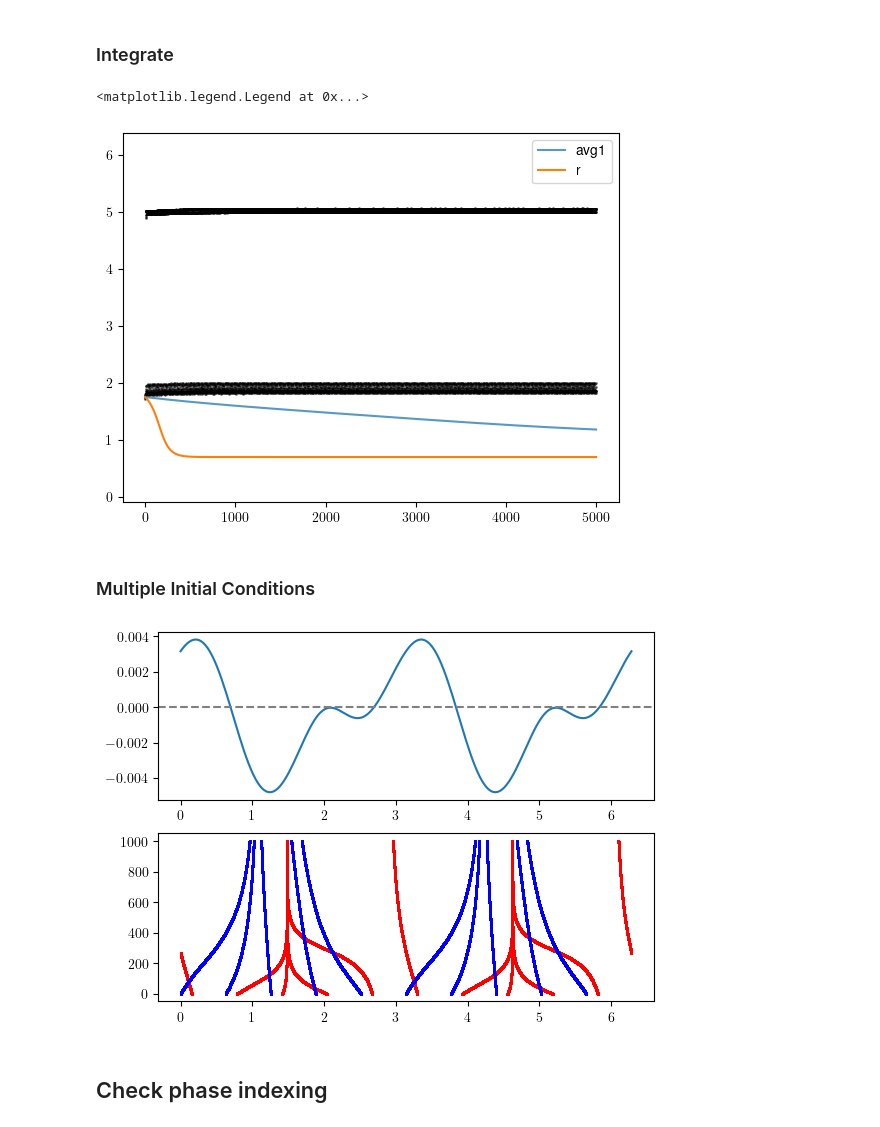
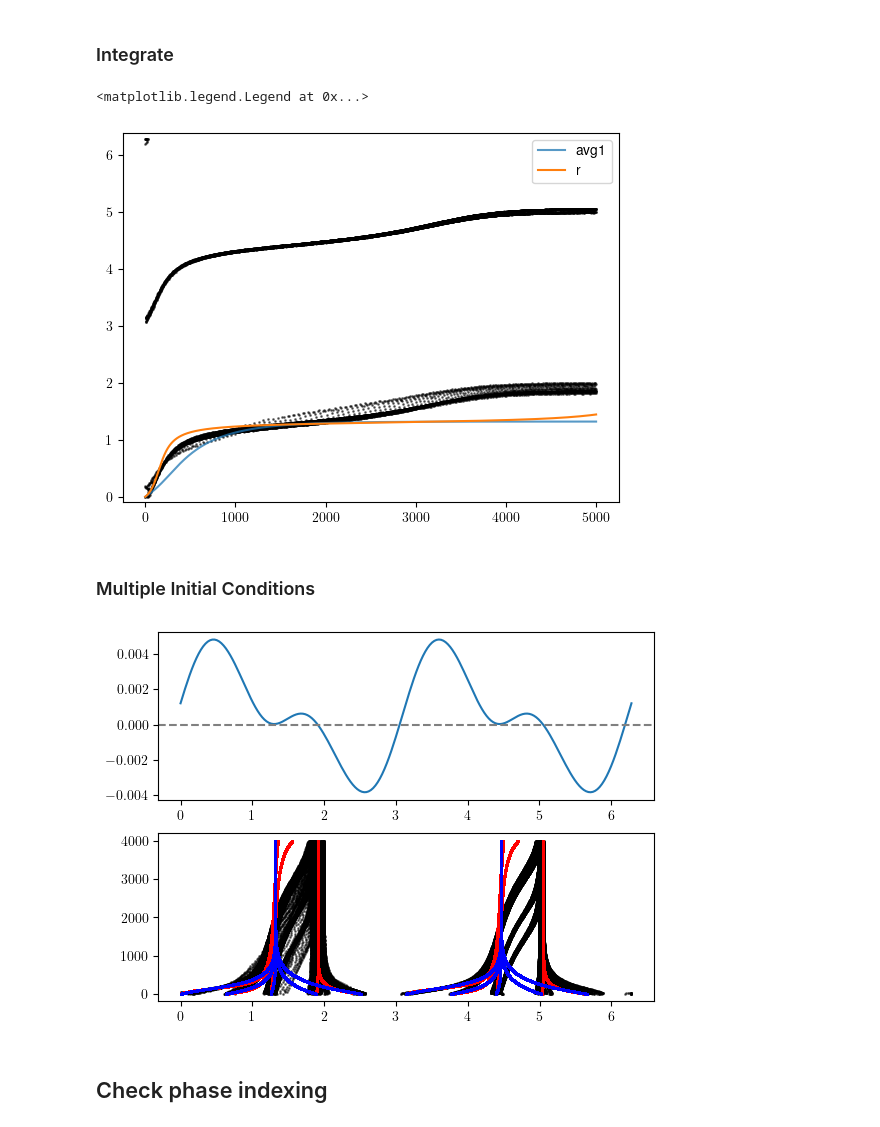
Before and after one commit to youngmp/nm, a Jupyter notebook: jupyter/run_gw2.ipynb, the cells around one changed output. Saved outputs shown, nothing was run; the diff lists cells and outputs as text; code cells hidden in the pictures.

```diff
--- a/jupyter/run_gw2.ipynb
+++ b/jupyter/run_gw2.ipynb
@@ -570,7 +557,7 @@ skipn = 1
 for i in range(len(init_phases12)):
     y = np.mod(full_1[i][1] - a12.om*full_2[i][1],2*np.pi)
     axs[1].scatter(y[::skipn],full_1[i][0][::skipn],s=1,alpha=.5,color='k')
-    axs[1].scatter(np.mod(redu_1[i].y[0]+np.pi/4,2*np.pi),redu_1[i].t,color='r',s=1,zorder=10)
+    axs[1].scatter(np.mod(redu_1[i].y[0],2*np.pi),redu_1[i].t,color='r',s=1,zorder=10)
 
 skipn = 100
 for i in range(len(init_phases12b)):
@@ -608,32 +632,20 @@ I mean... the fact that these solutions agree and that the directly integrated $
 # %% [markdown]
 ### rhs
 # %%
-pd1 = a12.system1.pardict;pd2 = a12.system2.pardict
-n = a12._n[1];m = a12._m[1]
-x = a12.x;dx = a12.dx
-s = x*m;ds = dx*m
+def _redu_b(t,y,eps=0,del1=0):
+    """full reduced model note that this works even with the $p_i$ functions in place of psi"""
+    th0,ps0,th1,ps1 = y
+    phi = th0 - a12.om*th1;phi2 = (phi + a12.om*s)
+    v0 = v0_lam(phi2,ps0); v1 = v0_lam(s,ps1)
+    F = (v0+v1)/2;Ga = K*F/(kc+K*F)*pd1['om_fix0']
 
-K = pd1['K0'];kc = pd1['kc0']
+    dth0 = eps*np.sum(z_lam0(phi2,ps0)[0,0]*Ga)*ds/(2*np.pi*m) + eps*del1
+    dps0 = a12.system1.kappa_val*ps0 + eps*np.sum(i_lam0(phi2,ps0)[0,0]*Ga)*ds/(2*np.pi*m)
 
-def _redu_b(t,y,eps=0,del1=0):
-    """full reduced model"""
-    th0,ps0,th1,ps1 = y
-
-    phi = th0 - a12.om*th1 ################### why do i need this pi/4??????
-
-    x0 = x0_lam(phi + a12.om*s,ps0);y0 = y0_lam(phi + a12.om*s,ps0);z0 = z0_lam(phi + a12.om*s,ps0);v0 = v0_lam(phi + a12.om*s,ps0)
-    x1 = x0_lam(s,ps1);y1 = y0_lam(s,ps1);z1 = z0_lam(s,ps1);v1 = v0_lam(s,ps1)
-
-    F = (v0+v1)/2
-    Ga = K0*F/(kc+K*F)
-
-    dth0 = 1 + eps*(del1 + np.sum(z_lam0(phi + a12.om*s,ps0)[0,0]*Ga)*ds/(2*np.pi*m))
-    dps0 = a12.system1.kappa_val*ps0 + eps*np.sum(i_lam0(phi + a12.om*s,ps0)[0,0]*Ga)*ds/(2*np.pi*m)
-
-    dth1 = 1 + eps*np.sum(z_lam1(s,ps1)[0,0]*Ga)*ds/(2*np.pi*m)
+    dth1 = eps*np.sum(z_lam1(s,ps1)[0,0]*Ga)*ds/(2*np.pi*m)
     dps1 = a12.system2.kappa_val*ps1 + eps*np.sum(i_lam1(s,ps1)[0,0]*Ga)*ds/(2*np.pi*m)
 
-    return np.array([dth0,dps0,dth1*m,dps1*m])
+    return np.array([dth0/m,dps0/m,dth1,dps1])
 # %% [markdown]
 ### Integrate
 # %%
@@ -643,22 +655,18 @@ out12_ub = solve_ivp(_redu_b,[t[0],t[-1]],init,args=(eps12,del12),t_eval=t,**kw_
 # %%
 fig,axs = plt.subplots()
-axs.plot(t,out12_ub.y[0]-a12.om*out12_ub.y[2],alpha=.75,label='avg1')
-axs.plot(t,solr12.y[0],label='r')
-
-y = np.mod(phase12a - a12.om*phase12b,2*np.pi)
+axs.plot(tq,np.mod(out12_ub.y[0]-a12.om*out12_ub.y[2],2*np.pi),alpha=.75,label='avg1')
+axs.plot(solr12.t,solr12.y[0],label='r');y = np.mod(phase12a - a12.om*phase12b,2*np.pi)
 axs.scatter(tp12a,y,s=1,alpha=.5,color='k')
-
-axs.set_ylim(-.1,2*np.pi+.1)
-axs.legend()
+axs.set_ylim(-.1,2*np.pi+.1);axs.legend()
 # %% [output]
 <matplotlib.legend.Legend at 0x...>
-[figure, old version]
+[figure, new version]
 # %% [markdown]
 ### Multiple Initial Conditions
 # %%
 phase_iso_avg = []
 init_phases12bb = np.linspace(0,2*np.pi,10,endpoint=False)
-t = np.arange(0,2000,.01)
+t = np.arange(0,4000,.01)
 for i in range(len(init_phases12bb)):
     init = [init_phases12bb[i],.0,0,.0]
     solr12c = solve_ivp(_redu_b,[0,t[-1]],init,args=(eps12,del12),t_eval=t,**kw_sim)
@@ -666,29 +674,29 @@ for i in range(len(init_phases12bb)):
 # %%
 fig,axs = plt.subplots(2,1)
 axs[0].plot(x_temp2,rhs)
 axs[0].axhline(0,0,2*np.pi,ls='--',color='gray')
 
 skipn = 1
 for i in range(len(init_phases12)):
-    # y = np.mod(full_1[i][1] - a12.om*full_2[i][1],2*np.pi)
-    # axs[1].scatter(y[::skipn],full_1[i][0][::skipn],s=1,alpha=.5,color='k')
-    axs[1].scatter(np.mod(redu_1[i].y[0]+np.pi/4,2*np.pi),redu_1[i].t,color='r',s=1,zorder=10)
+    y = np.mod(full_1[i][1] - a12.om*full_2[i][1],2*np.pi)
+    axs[1].scatter(y[::skipn],full_1[i][0][::skipn],s=1,alpha=.5,color='k')
+    axs[1].scatter(np.mod(redu_1[i].y[0],2*np.pi),redu_1[i].t,color='r',s=1,zorder=10)
 
 # skipn = 100
 # for i in range(len(init_phases12b)):
 #     y2 = np.mod(phase_iso[i].y[0] - a12.om*phase_iso[i].y[2],2*np.pi)
     # axs[1].scatter(y2[::skipn],phase_iso[i].t[::skipn],color='r',s=1,zorder=20,alpha=.5)
 
 for i in range(len(init_phases12bb)):
     y2 = np.mod((phase_iso_avg[i].y[0] - a12.om*phase_iso_avg[i].y[2]),2*np.pi)
-    axs[1].scatter(y2[::skipn],phase_iso_avg[i].t[::skipn]/2,color='b',s=1,zorder=20,alpha=.5)
+    axs[1].scatter(y2[::skipn],phase_iso_avg[i].t[::skipn],color='b',s=1,zorder=20,alpha=.5)
 
 
 #axs[0].set_xlim(0,2*np.pi)
 #axs[1].set_xlim(0,2*np.pi)
 plt.savefig('ave_blue_vs_full_black_vs_1d_red.png')
 # %% [output]
-[figure, old version]
+[figure, new version]
 # %% [markdown]
 ## Check phase indexing
 # %%
```
Also changed, not shown: parts of 21 cells of this notebook.
